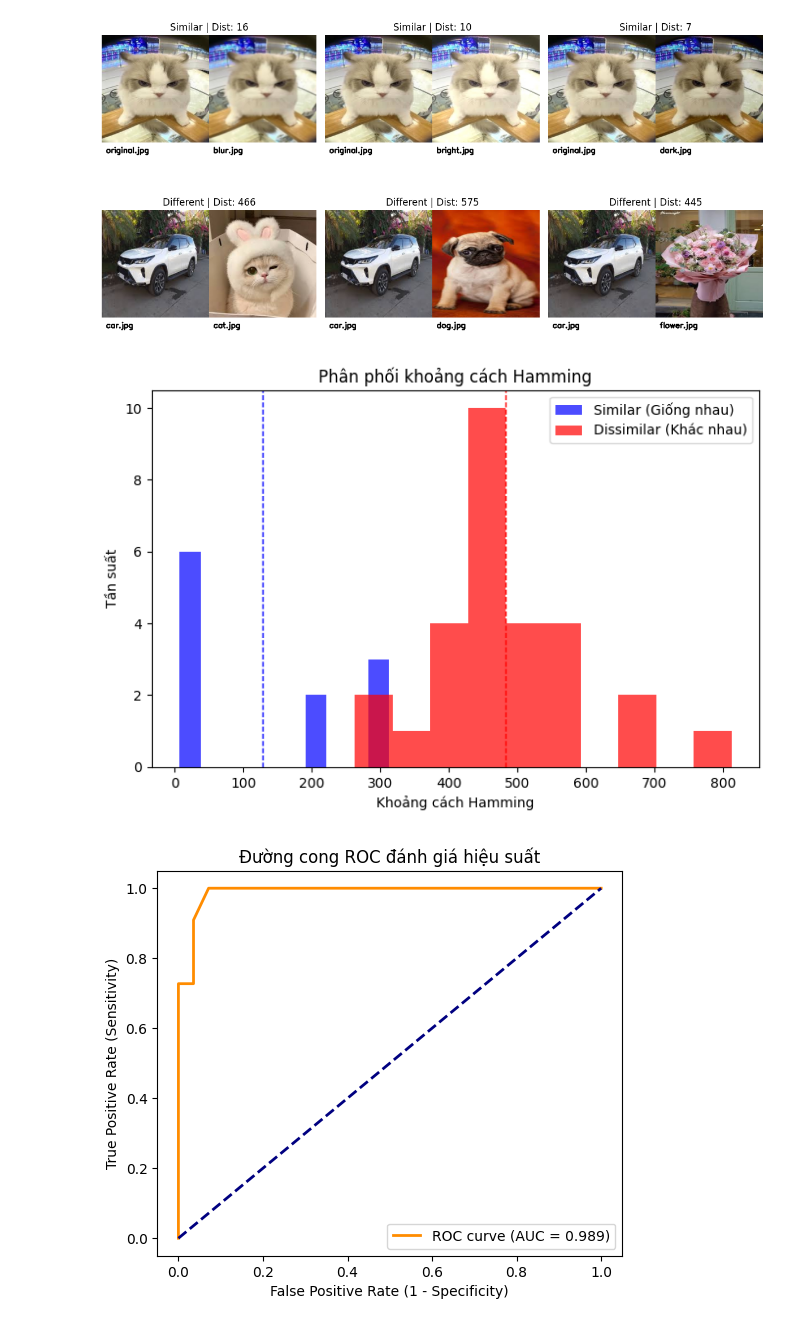
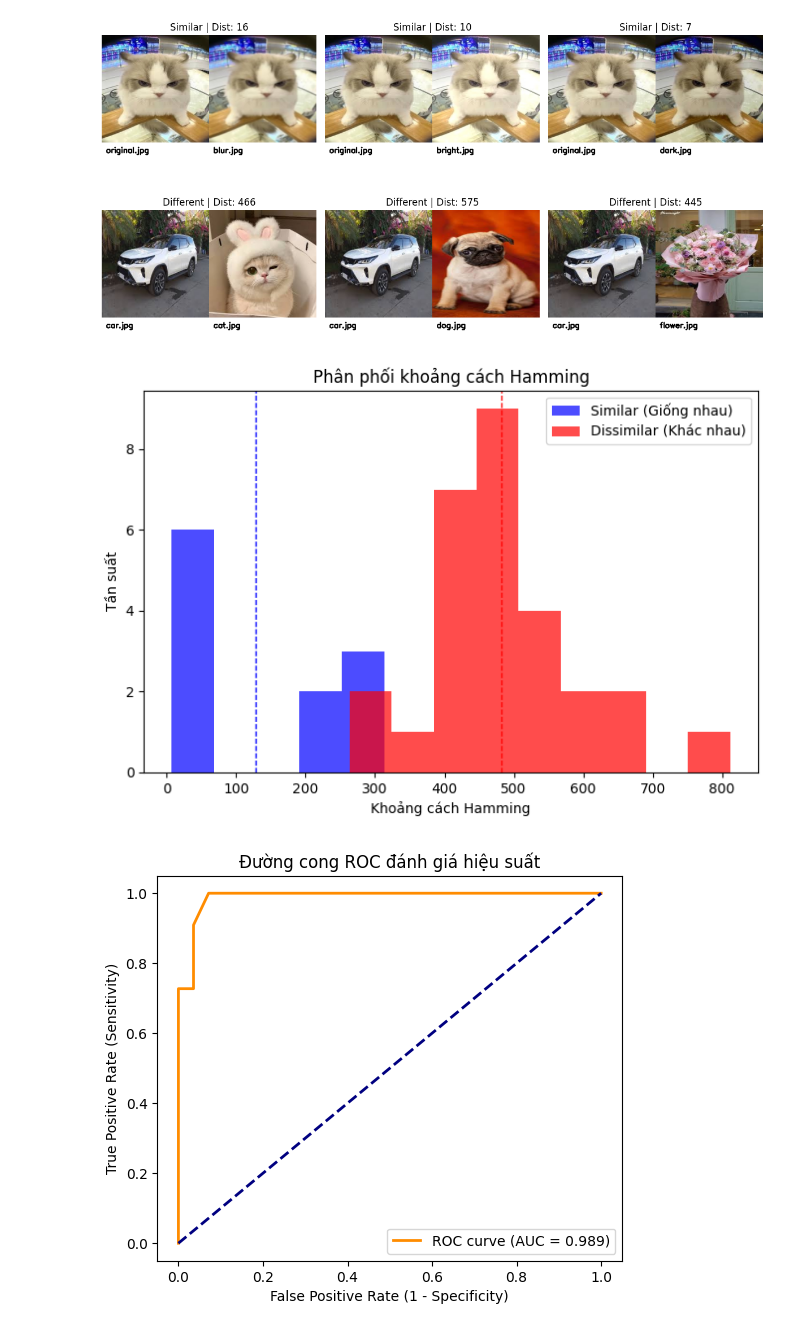
Before and after one commit to TrinhThinh2004/Wavelet-Computer-Vision, a Jupyter notebook: lab4.ipynb, the cells around one changed output. Cells and saved outputs as stored; diff of their text form; code cells hidden in the pictures.

```diff
--- a/lab4.ipynb
+++ b/lab4.ipynb
@@ -259,25 +260,25 @@ show_sample_pairs(similar_pairs, dissimilar_pairs)
 # %%
 # Hàm vẽ histogram phân phối khoảng cách Hamming cho cặp ảnh giống nhau và khác nhau
 def plot_distance_histogram(similar_pairs, dissimilar_pairs):
     #
     sim_dist = [get_hamming_distance(wavelet_hash_pywt(img1), wavelet_hash_pywt(img2)) for img1, img2, _, _ in similar_pairs]
     diff_dist = [get_hamming_distance(wavelet_hash_pywt(img1), wavelet_hash_pywt(img2)) for img1, img2, _, _ in dissimilar_pairs]
 
     plt.figure(figsize=(8, 5))
-    plt.hist(sim_dist, bins=10, alpha=0.7, label='Similar (Giống nhau)', color='blue')
-    plt.hist(diff_dist, bins=10, alpha=0.7, label='Dissimilar (Khác nhau)', color='red')
+    plt.hist(sim_dist, bins='auto', alpha=0.7, label='Similar (Giống nhau)', color='blue')
+    plt.hist(diff_dist, bins='auto', alpha=0.7, label='Dissimilar (Khác nhau)', color='red')
     # Vẽ đường trung bình
     plt.axvline(np.mean(sim_dist), color='blue', linestyle='dashed', linewidth=1)
     plt.axvline(np.mean(diff_dist), color='red', linestyle='dashed', linewidth=1)
     plt.legend()
     plt.title("Phân phối khoảng cách Hamming")
     plt.xlabel("Khoảng cách Hamming")
     plt.ylabel("Tần suất")
     plt.show()
 
 plot_distance_histogram(similar_pairs, dissimilar_pairs)
 # %% [output]
-[figure, old version]
+[figure, new version]
 # %%
 # Hàm đánh giá hiệu suất
 def evaluate_performance(similar_pairs, dissimilar_pairs):
```
Also changed, not shown: parts of 1 cell of this notebook, 22 other files.
